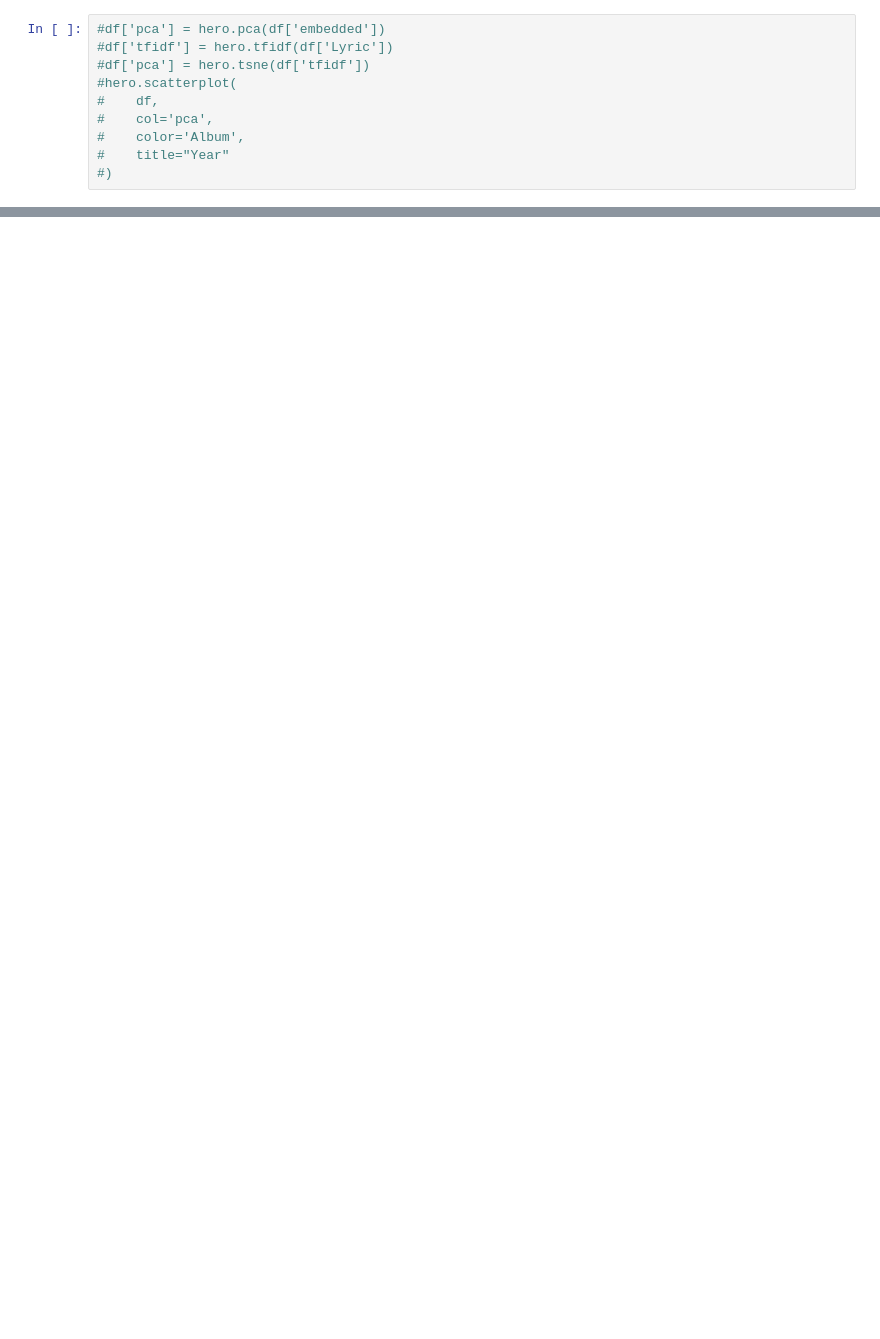
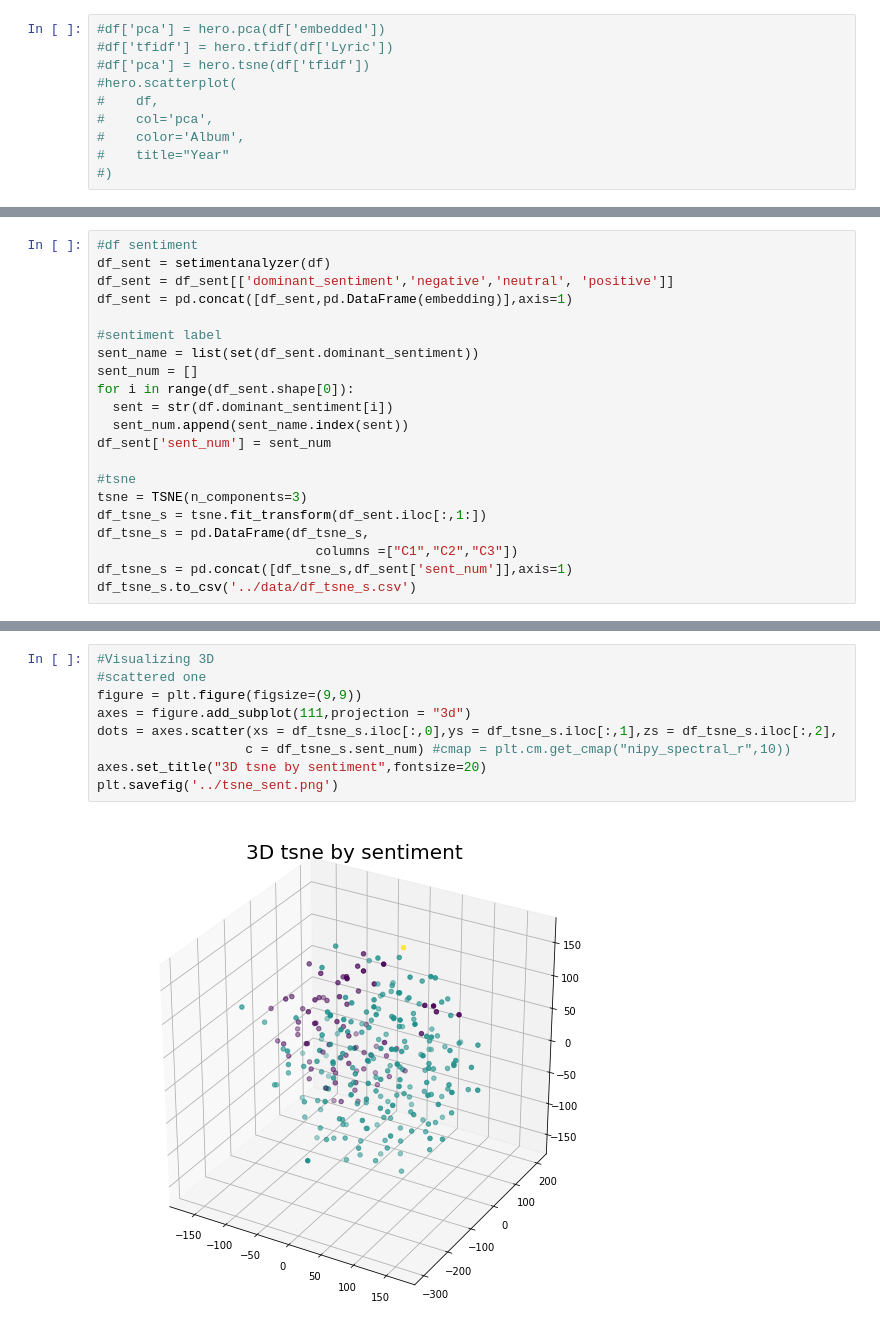
Before and after one commit to mk2510/SongRecommendationChatBot, a Jupyter notebook: analysis/embedding_plot.ipynb, the cells around one changed output, grey strips where cells are left out. Cells and saved outputs as stored; diff of their text form; blank space fills up the shorter version.

```diff
--- a/analysis/embedding_plot.ipynb
+++ b/analysis/embedding_plot.ipynb
@@ -100,0 +188,21 @@ hero.scatterplot(
+# %%
+#df sentiment
+df_sent = setimentanalyzer(df)
+df_sent = df_sent[['dominant_sentiment','negative','neutral', 'positive']]
+df_sent = pd.concat([df_sent,pd.DataFrame(embedding)],axis=1)
+
+#sentiment label
+sent_name = list(set(df_sent.dominant_sentiment))
+sent_num = []
+for i in range(df_sent.shape[0]):
+  sent = str(df.dominant_sentiment[i])
+  sent_num.append(sent_name.index(sent))
+df_sent['sent_num'] = sent_num
+
+#tsne
+tsne = TSNE(n_components=3)
+df_tsne_s = tsne.fit_transform(df_sent.iloc[:,1:])
+df_tsne_s = pd.DataFrame(df_tsne_s,
+                            columns =["C1","C2","C3"])
+df_tsne_s = pd.concat([df_tsne_s,df_sent['sent_num']],axis=1)
+df_tsne_s.to_csv('../data/df_tsne_s.csv')
@@ -100,0 +218,11 @@ hero.scatterplot(
+# %%
+#Visualizing 3D
+#scattered one
+figure = plt.figure(figsize=(9,9))
+axes = figure.add_subplot(111,projection = "3d")
+dots = axes.scatter(xs = df_tsne_s.iloc[:,0],ys = df_tsne_s.iloc[:,1],zs = df_tsne_s.iloc[:,2],
+                   c = df_tsne_s.sent_num) #cmap = plt.cm.get_cmap("nipy_spectral_r",10))
+axes.set_title("3D tsne by sentiment",fontsize=20)
+plt.savefig('../tsne_sent.png')
+# %% [output]
+[figure, added]
```
Also changed, not shown: parts of 23 cells of this notebook.
